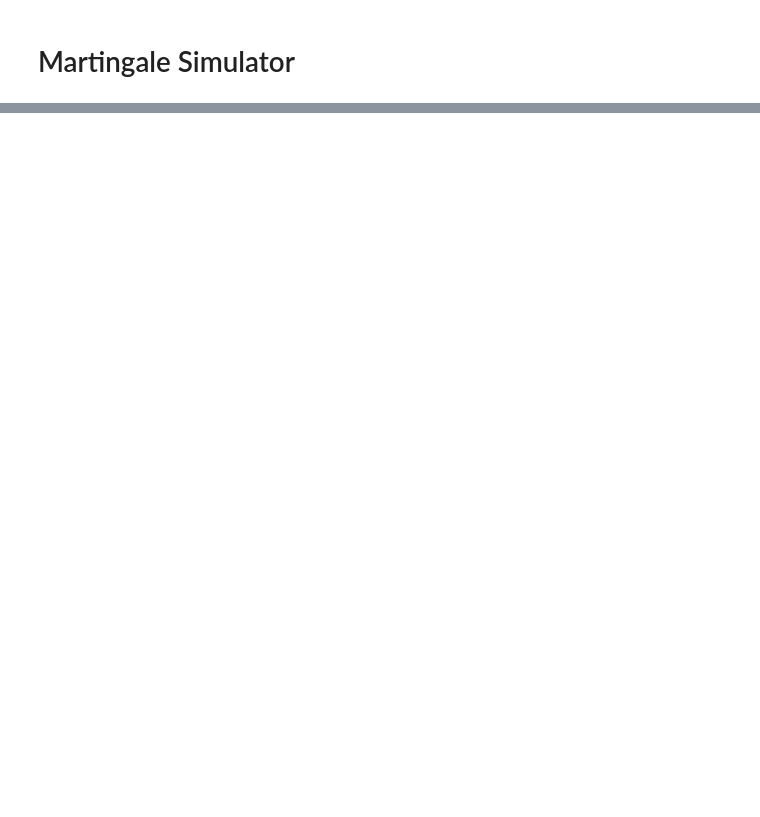
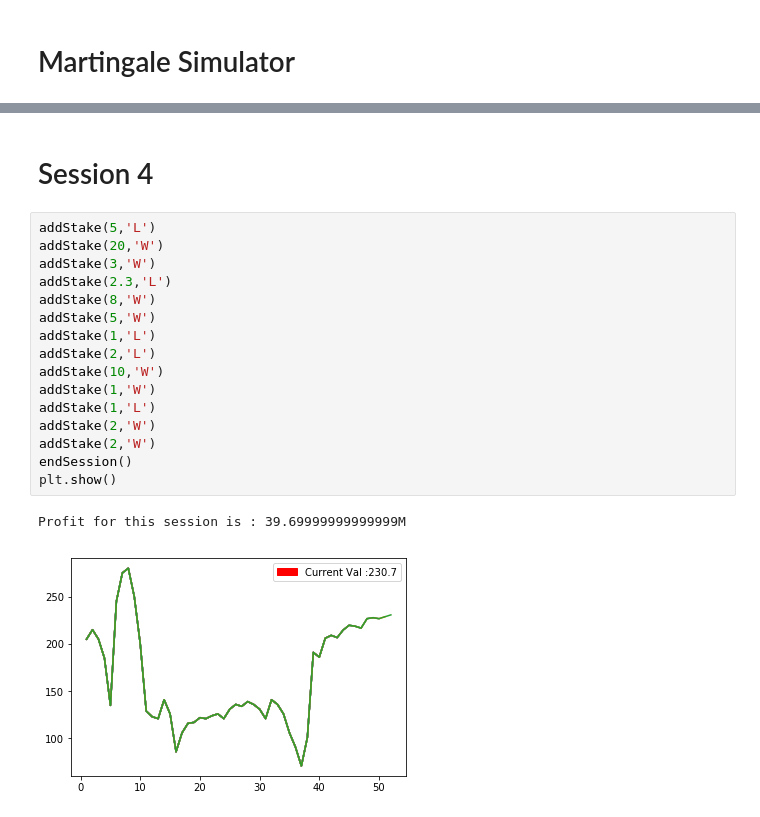
Before and after one commit to XIIFulminata/Stake-Log, a Jupyter notebook: Stake+Log.ipynb, the cells around one changed output, grey strips where cells are left out. Saved outputs shown, nothing was run; the diff lists cells and outputs as text; blank space fills up the shorter version.

```diff
--- a/Stake+Log.ipynb
+++ b/Stake+Log.ipynb
@@ -90,0 +157,21 @@ plt.show()
+# %% [markdown]
+# Session 4
+# %%
+addStake(5,'L')
+addStake(20,'W')
+addStake(3,'W')
+addStake(2.3,'L')
+addStake(8,'W')
+addStake(5,'W')
+addStake(1,'L')
+addStake(2,'L')
+addStake(10,'W')
+addStake(1,'W')
+addStake(1,'L')
+addStake(2,'W')
+addStake(2,'W')
+endSession()
+plt.show()
+# %% [output]
+Profit for this session is : 39.69999999999999M
+[figure, added]
```
Also changed, not shown: parts of 14 cells of this notebook.
